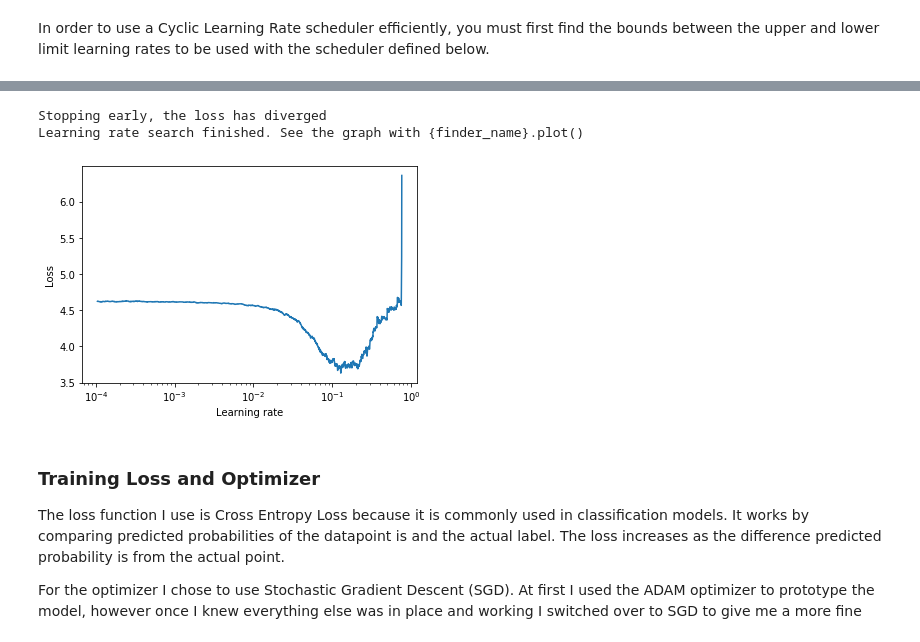
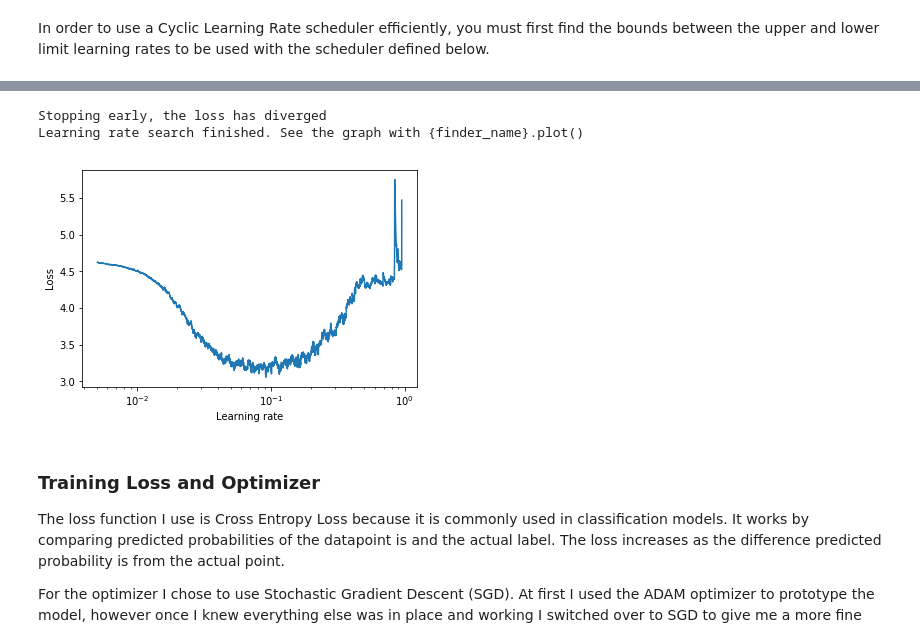
Before and after one commit to jvjruiz/Food-101-Capstone, a Jupyter notebook: notebooks/pytorch_cnn_resnet50.ipynb, the cells around one changed output, grey strips where cells are left out. Saved outputs shown, nothing was run; the diff lists cells and outputs as text; code cells hidden in the pictures.

```diff
--- a/notebooks/pytorch_cnn_resnet50.ipynb
+++ b/notebooks/pytorch_cnn_resnet50.ipynb
@@ -456,17 +457,17 @@ In order to use a Cyclic Learning Rate scheduler efficiently, you must first fin
 # %%
 # we will be using negative log likelihood as the loss function
 criterion = nn.CrossEntropyLoss()
 # we will be using the SGD optimizer as our optimizer
-optimizer = optim.SGD(model.fc.parameters(), lr=1e-4)
+optimizer = optim.SGD(model.fc.parameters(), lr=5e-3)
 lr_finder = LRFinder(model, optimizer, criterion, device='cuda')
-lr_finder.range_test(dataloaders['train'], end_lr=1, num_iter=2500)
+lr_finder.range_test(dataloaders['train'], end_lr=1, num_iter=5000)
 lr_finder.plot()
 lr_finder.reset()
 # %% [output]
 [interactive output not drawn]
 Stopping early, the loss has diverged
 Learning rate search finished. See the graph with {finder_name}.plot()
-[figure, old version]
+[figure, new version]
 # %% [markdown]
 ### Training Loss and Optimizer
 
```
Also changed, not shown: parts of 17 cells of this notebook, 4 other files.
